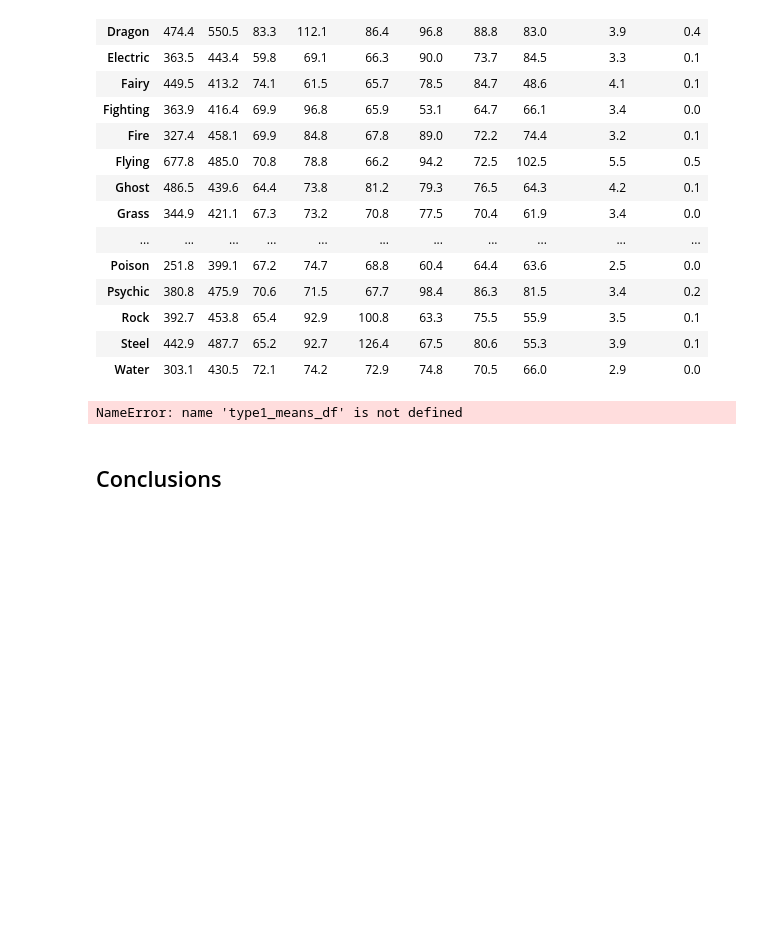
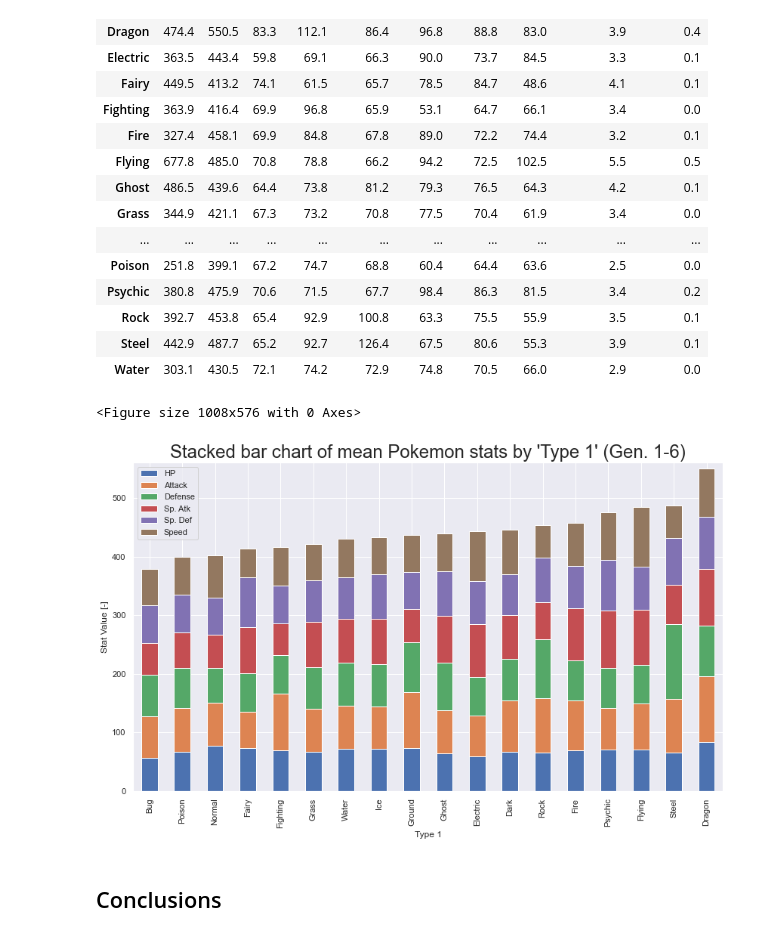
Before and after one commit to Alexander-Meldrum/pokemon_data, a Jupyter notebook: notebook_pokemon.ipynb, the cells around one changed output. Drawn from its saved outputs; the diff is of its cells as text; code cells hidden in the pictures; blank space fills up the shorter version.

```diff
--- a/notebook_pokemon.ipynb
+++ b/notebook_pokemon.ipynb
@@ -193,12 +184,27 @@ type1_means_df.round(1)
 | Rock | 392.7 | 453.8 | 65.4 | 92.9 | 100.8 | 63.3 | 75.5 | 55.9 | 3.5 | 0.1 |
 | Steel | 442.9 | 487.7 | 65.2 | 92.7 | 126.4 | 67.5 | 80.6 | 55.3 | 3.9 | 0.1 |
 | Water | 303.1 | 430.5 | 72.1 | 74.2 | 72.9 | 74.8 | 70.5 | 66.0 | 2.9 | 0.0 |
-# %%
-# Histogram for Categorical Variable type1, x-axis: category type1
-
-plt.plot(type1_means_df)
-# %% [output]
-NameError: name 'type1_means_df' is not defined
+# %%
+# Bar chart for categorical variable type1, x-axis: category type1
+plt.rcParams['figure.figsize'] = [14, 8]
+fig2 = plt.figure()
+#fig2.set_figheight(90)
+#fig2.set_figwidth(10)
+# Sort by Total stat THEN Drop columns
+type1_means_sorted_df = type1_means_df.sort_values(by = 'Total')
+type1_means_sorted_df = type1_means_sorted_df.drop(['#', 'Total', 'Generation', 'Legendary'], axis=1)
+# plot
+ax = type1_means_sorted_df.plot.bar(stacked=True)
+
+plt.title(f"Stacked bar chart of mean Pokemon stats by 'Type 1' (Gen. 1-6)", fontsize=24)
+plt.xlabel('Type 1')
+plt.ylabel("Stat Value [-]")
+plt.ylim(0, max(type1_means_df['Total'])+10)
+# plt.show()
+plt.savefig('Mean_Pokemon_stats_by_Type_1')
+# %% [output]
+<Figure size 1008x576 with 0 Axes>
+[figure, added]
 # %%
 # Plot heatmap of stats
 # list(cleaned_data.columns)
```
Also changed, not shown: parts of 7 cells of this notebook, 3 other files.
